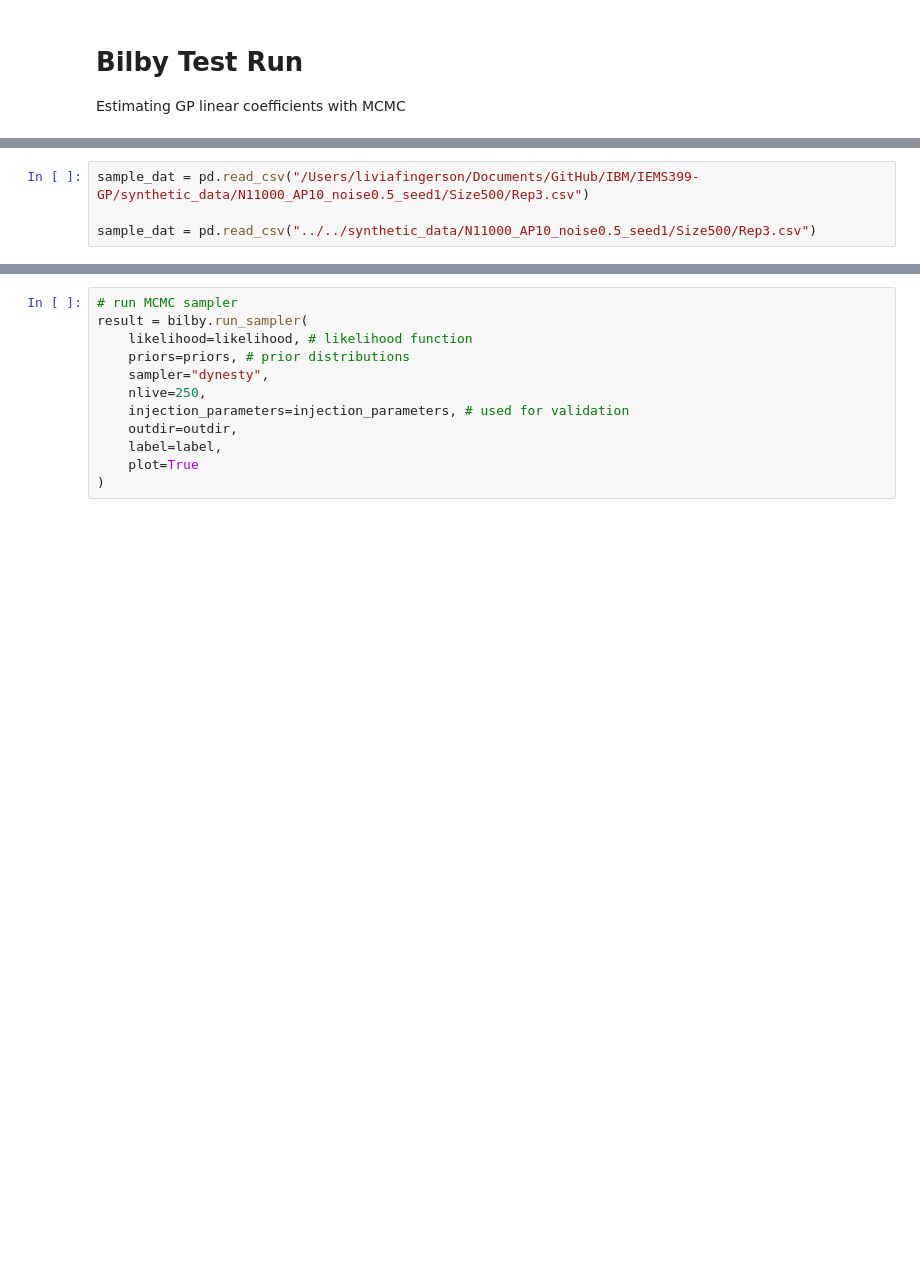
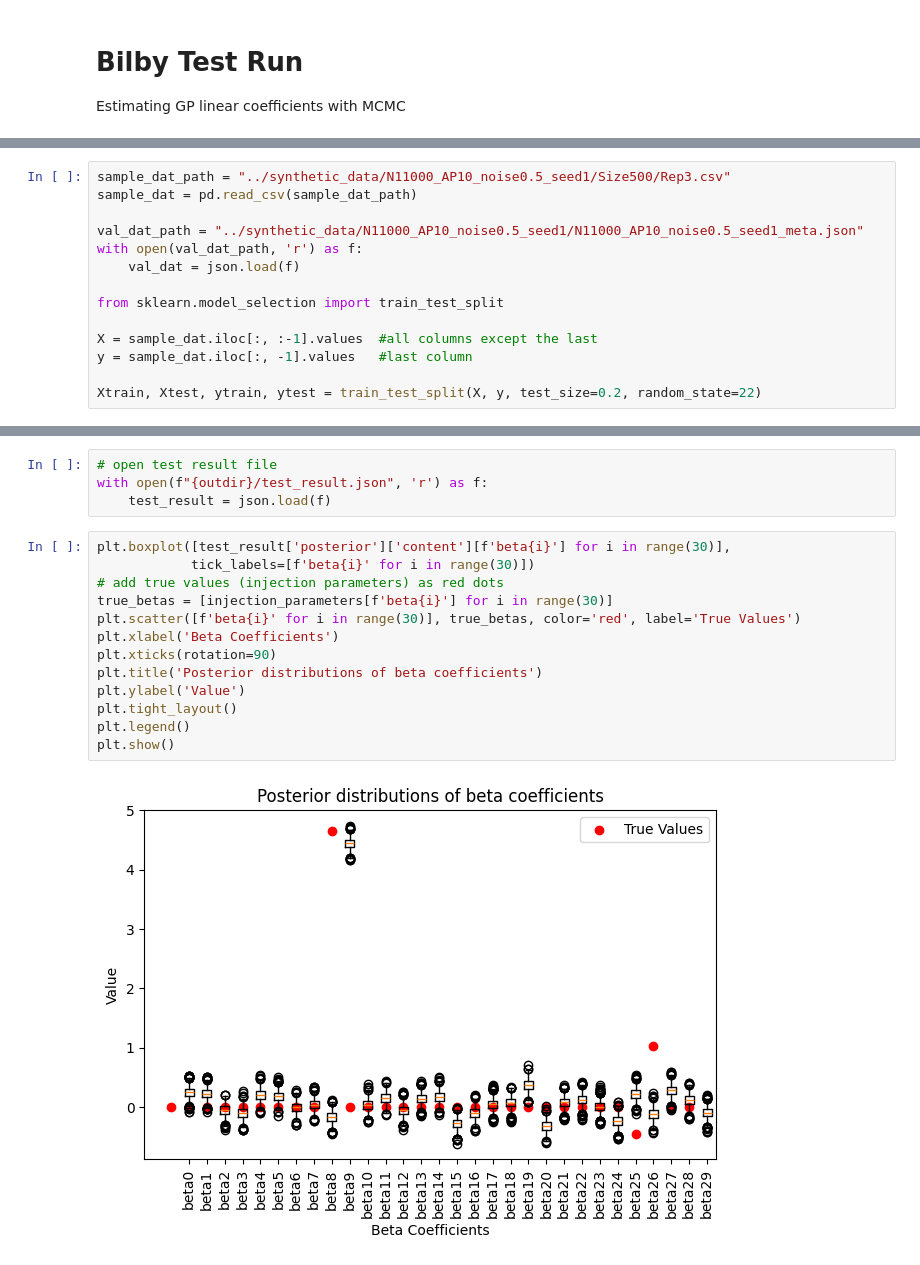
Before and after one commit to liv-fing/gp-feature-selection-simulation, a Jupyter notebook: MCMC/Untitled-1.ipynb, the cells around one changed output, grey strips where cells are left out. Saved outputs shown, nothing was run; the diff lists cells and outputs as text; blank space fills up the shorter version.

Commit message:
bilby test

```diff
--- a/MCMC/Untitled-1.ipynb
+++ b/MCMC/Untitled-1.ipynb
@@ -11,4 +18,14 @@ from bilby.core.utils import random
 # %%
-sample_dat = pd.read_csv("/Users/liviafingerson/Documents/GitHub/IBM/IEMS399-GP/synthetic_data/N11000_AP10_noise0.5_seed1/Size500/Rep3.csv")
+sample_dat_path = "../synthetic_data/N11000_AP10_noise0.5_seed1/Size500/Rep3.csv"
+sample_dat = pd.read_csv(sample_dat_path)
 
-sample_dat = pd.read_csv("../../synthetic_data/N11000_AP10_noise0.5_seed1/Size500/Rep3.csv")
+val_dat_path = "../synthetic_data/N11000_AP10_noise0.5_seed1/N11000_AP10_noise0.5_seed1_meta.json"
+with open(val_dat_path, 'r') as f:
+    val_dat = json.load(f)
+
+from sklearn.model_selection import train_test_split
+
+X = sample_dat.iloc[:, :-1].values  #all columns except the last
+y = sample_dat.iloc[:, -1].values   #last column
+
+Xtrain, Xtest, ytrain, ytest = train_test_split(X, y, test_size=0.2, random_state=22)
@@ -41,12 +115,19 @@ likelihood = bilby.core.likelihood.GaussianLikelihood(
-# %%
-# run MCMC sampler
-result = bilby.run_sampler(
-    likelihood=likelihood, # likelihood function
-    priors=priors, # prior distributions
-    sampler="dynesty",
-    nlive=250,
-    injection_parameters=injection_parameters, # used for validation
-    outdir=outdir,
-    label=label,
-    plot=True
-)
+# %%
+# open test result file
+with open(f"{outdir}/test_result.json", 'r') as f:
+    test_result = json.load(f)
+# %%
+plt.boxplot([test_result['posterior']['content'][f'beta{i}'] for i in range(30)],
+            tick_labels=[f'beta{i}' for i in range(30)])
+# add true values (injection parameters) as red dots
+true_betas = [injection_parameters[f'beta{i}'] for i in range(30)]
+plt.scatter([f'beta{i}' for i in range(30)], true_betas, color='red', label='True Values')
+plt.xlabel('Beta Coefficients')
+plt.xticks(rotation=90)
+plt.title('Posterior distributions of beta coefficients')
+plt.ylabel('Value')
+plt.tight_layout()
+plt.legend()
+plt.show()
+# %% [output]
+[figure, added]
```
Also changed, not shown: parts of 6 cells of this notebook, 8 other files.
